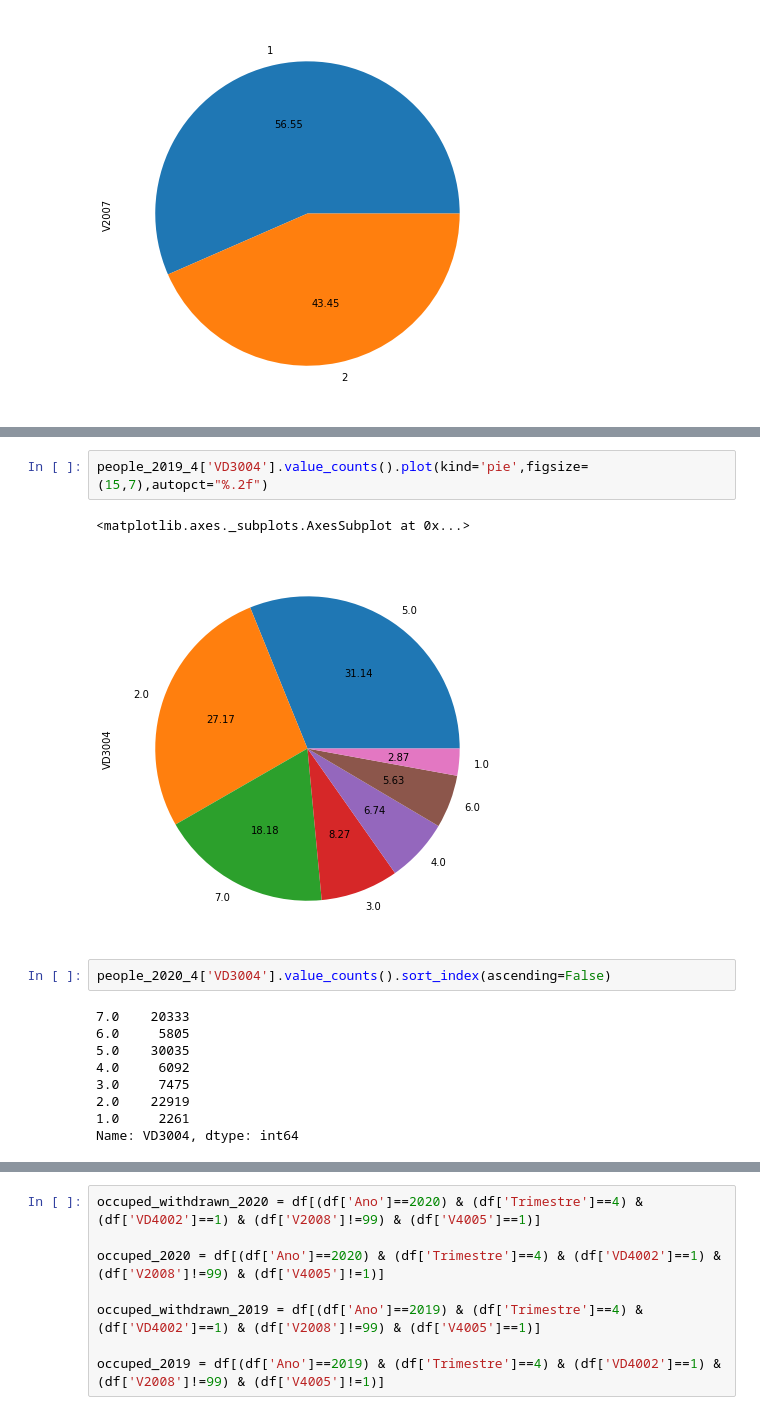
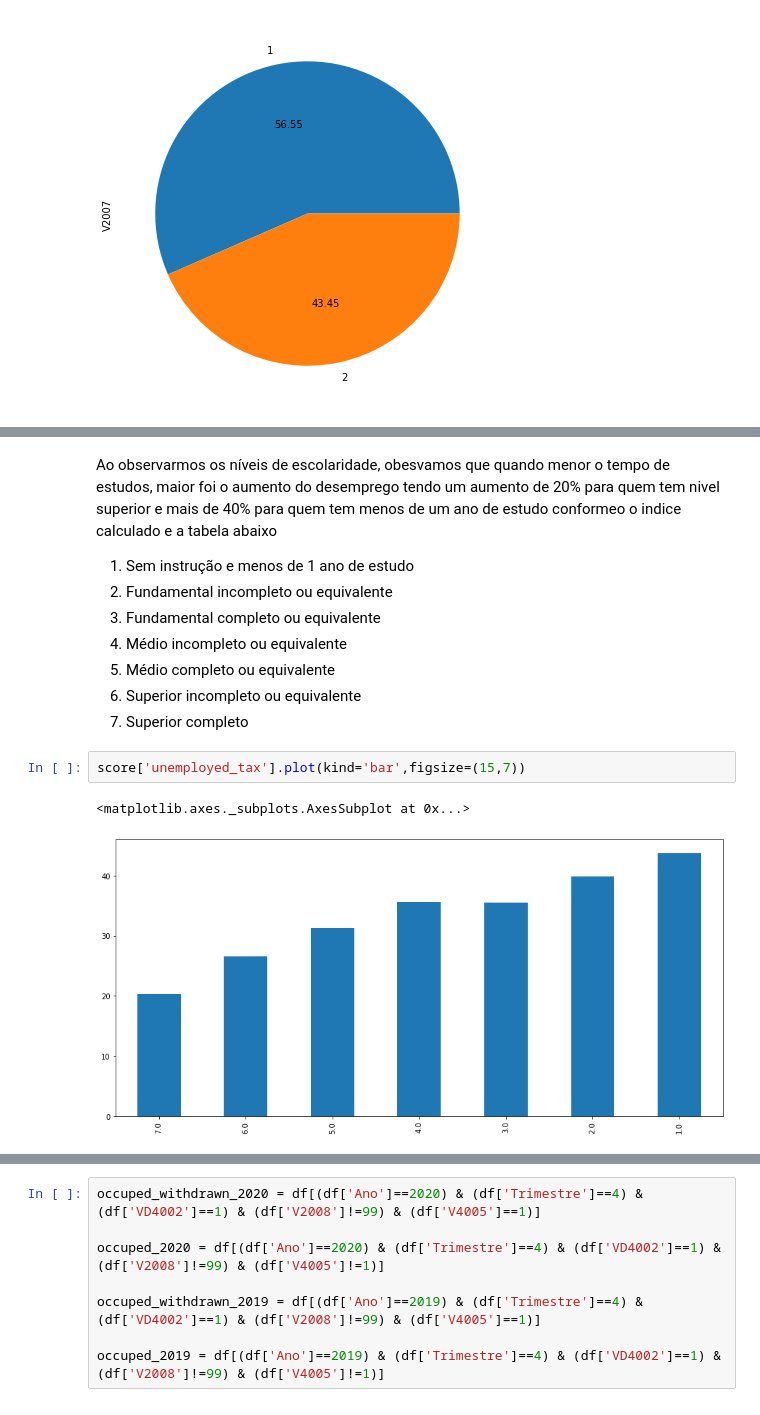
Before and after one commit to Deh-alba/analysis_national_program_sample_residence, a Jupyter notebook: analysis_national_program_sample_residence.ipynb, the cells around one changed output, grey strips where cells are left out. Saved outputs shown, nothing was run; the diff lists cells and outputs as text.

```diff
--- a/analysis_national_program_sample_residence.ipynb
+++ b/analysis_national_program_sample_residence.ipynb
@@ -120,16 +142,15 @@ Name: VD3004, dtype: int64
+# %% [markdown]
+Ao observarmos os níveis de escolaridade, obesvamos que quando menor o tempo de estudos, maior foi o aumento do desemprego tendo um aumento de 20% para quem tem nivel superior e mais de 40% para quem tem menos de um ano de estudo conformeo o indice calculado e a tabela abaixo
+
+1. Sem instrução e menos de 1 ano de estudo
+2. Fundamental incompleto ou equivalente
+3. Fundamental completo ou equivalente
+4. Médio incompleto ou equivalente
+5. Médio completo ou equivalente
+6. Superior incompleto ou equivalente
+7. Superior completo
 # %%
-people_2019_4['VD3004'].value_counts().plot(kind='pie',figsize=(15,7),autopct="%.2f")
+score['unemployed_tax'].plot(kind='bar',figsize=(15,7))
 # %% [output]
 <matplotlib.axes._subplots.AxesSubplot at 0x...>
-[figure, old version]
+[figure, new version]
-# %%
-people_2020_4['VD3004'].value_counts().sort_index(ascending=False)
-# %% [output]
-7.0    20333
-6.0     5805
-5.0    30035
-4.0     6092
-3.0     7475
-2.0    22919
-1.0     2261
-Name: VD3004, dtype: int64
```
Also changed, not shown: parts of 16 cells of this notebook, 1 other file.
